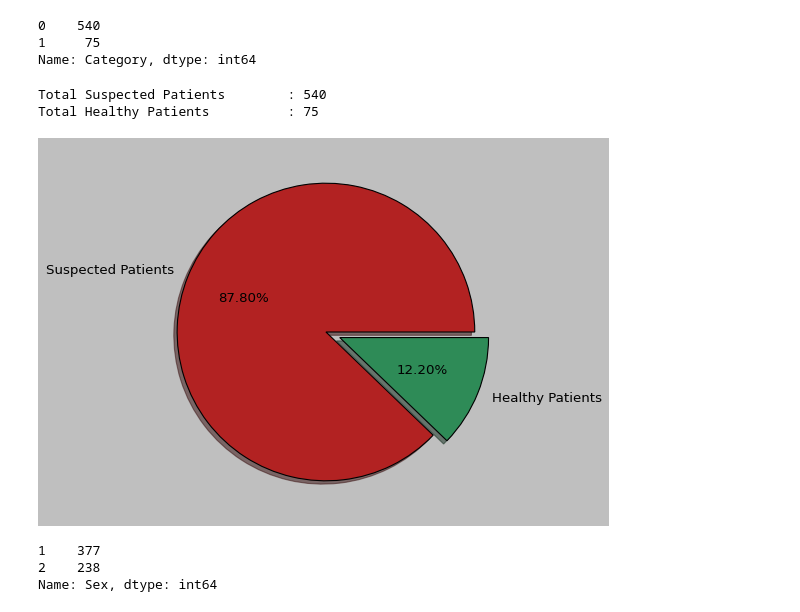
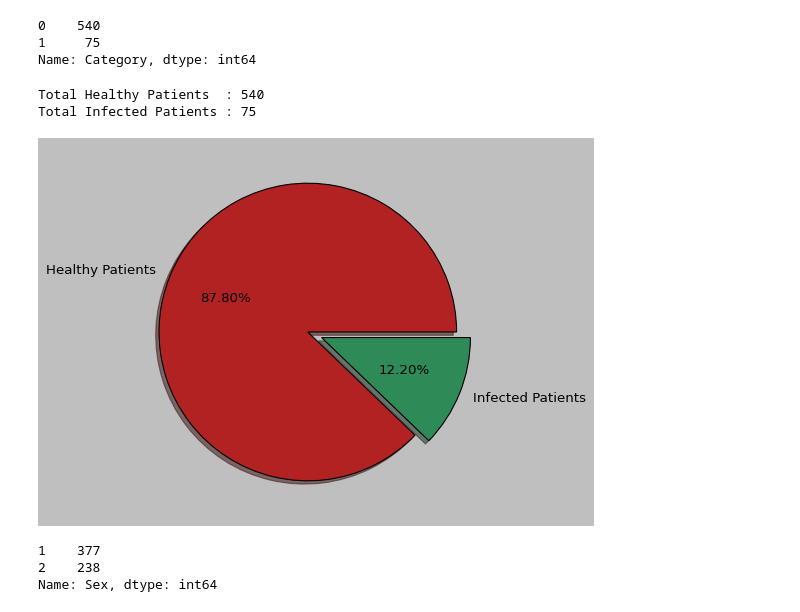
Before and after one commit to NabilahSharfina/Hepatitis-C-Disease, a Jupyter notebook: REVISI_Hepatitis_C_Disease.ipynb, the cells around one changed output. Saved outputs shown, nothing was run; the diff lists cells and outputs as text; code cells hidden in the pictures.

```diff
--- a/REVISI_Hepatitis_C_Disease.ipynb
+++ b/REVISI_Hepatitis_C_Disease.ipynb
@@ -330,24 +330,24 @@ df.Category.value_counts()
 1     75
 Name: Category, dtype: int64
 # %%
-print ('Total Suspected Patients\t: {}'.format(df.Category.value_counts()[0]))
-print ('Total Healthy Patients\t\t: {}'.format(df.Category.value_counts()[1]))
+print ('Total Healthy Patients\t: {}'.format(df.Category.value_counts()[0]))
+print ('Total Infected Patients\t: {}'.format(df.Category.value_counts()[1]))
 # %% [output]
-Total Suspected Patients        : 540
-Total Healthy Patients          : 75
+Total Healthy Patients  : 540
+Total Infected Patients : 75
 # %%
 fig, ax = plt.subplots(figsize=(6, 6))
 plt.pie(x=df["Category"].value_counts(),
         colors=["firebrick", "seagreen"],
-        labels=["Suspected Patients", "Healthy Patients"],
+        labels=["Healthy Patients", "Infected Patients"],
         shadow = True,
         autopct="%1.2f%%",
         explode=(0, 0.1)
         )
 
 plt.show()
 # %% [output]
-[figure, old version]
+[figure, new version]
 # %%
 df.Sex.value_counts()
 # 1 = male
```
Also changed, not shown: parts of 9 cells of this notebook.
